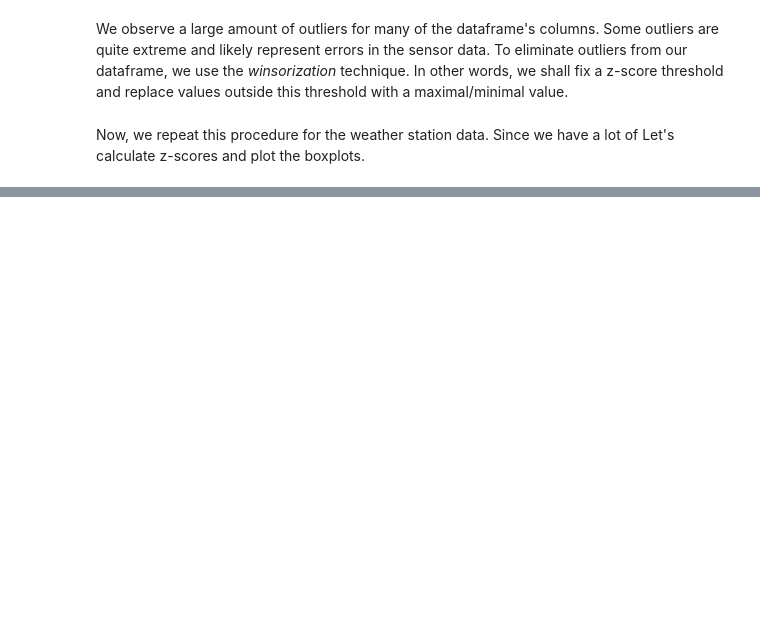
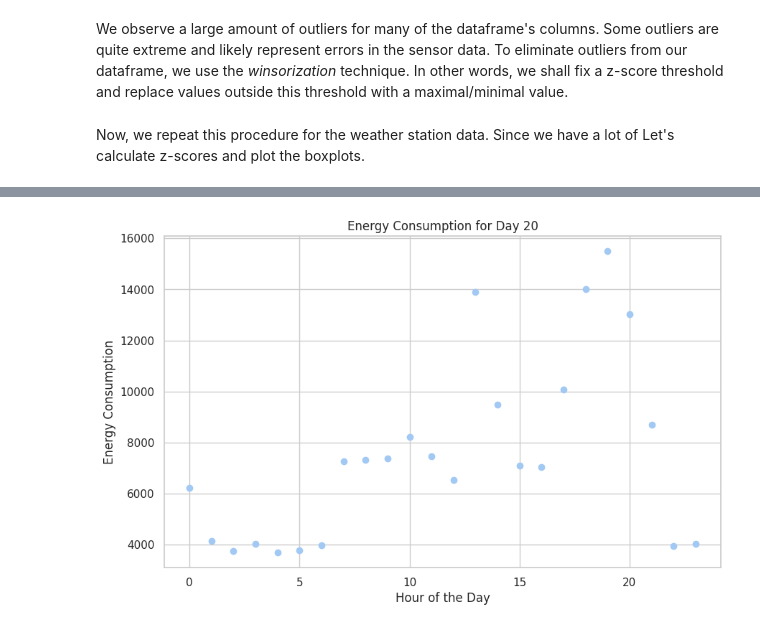
Before and after one commit to ArkhamKnightGPC/Power-consumption-weather, a Jupyter notebook: p1.ipynb, the cells around one changed output, grey strips where cells are left out. Cells and saved outputs as stored; diff of their text form; code cells hidden in the pictures; blank space fills up the shorter version.

```diff
--- a/p1.ipynb
+++ b/p1.ipynb
@@ -245,0 +422,11 @@ Now, we repeat this procedure for the weather station data. Since we have a lot
+# %%
+hourly_energy_consumption = df_household[['date', 'global_active_power']]
+
+hourly_energy_consumption.set_index('date', inplace=True)
+
+hourly_energy_consumption = hourly_energy_consumption.resample('H').sum()
+hourly_energy_consumption *= 60 # we convert power to energy in kJ
+
+
+# Print or use the structured array
+print(hourly_energy_consumption)
@@ -245,0 +449,19 @@ Now, we repeat this procedure for the weather station data. Since we have a lot
+# %%
+# Reset the index to move 'date' back into a regular column
+hourly_energy_consumption.reset_index(inplace=True)
+
+# Convert the 'date' column to datetime format if it's not already
+hourly_energy_consumption['date'] = pd.to_datetime(hourly_energy_consumption['date'])
+
+# Extract the day of the year and assign it to the 'date' column
+hourly_energy_consumption['hour'] = hourly_energy_consumption['date'].dt.hour
+
+hourly_energy_consumption['day'] = hourly_energy_consumption['date'].dt.dayofyear
+
+hourly_energy_consumption['year'] = hourly_energy_consumption['date'].dt.year
+
+
+hourly_energy_consumption.set_index('date', inplace=True)
+
+# Print the entire DataFrame
+print(hourly_energy_consumption.to_string(index=False))
@@ -245,0 +486,16 @@ Now, we repeat this procedure for the weather station data. Since we have a lot
+# %%
+# Filter the dataset for days with label 20, 200, and 340
+day_20_samples = hourly_energy_consumption[(hourly_energy_consumption['day'] == 20) & (hourly_energy_consumption['year'] == 2007)]
+day_200_samples = hourly_energy_consumption[(hourly_energy_consumption['day'] == 200) & (hourly_energy_consumption['year'] == 2007)]
+day_340_samples = hourly_energy_consumption[(hourly_energy_consumption['day'] == 340) & (hourly_energy_consumption['year'] == 2007)]
+# %%
+# Create a scatter plot
+plt.figure(figsize=(10, 6))
+plt.scatter(day_20_samples['hour'], day_20_samples['global_active_power'])
+plt.title('Energy Consumption for Day 20')
+plt.xlabel('Hour of the Day')
+plt.ylabel('Energy Consumption')
+plt.grid(True)
+plt.show()
+# %% [output]
+[figure, added]
```
Also changed, not shown: parts of 28 cells of this notebook.
